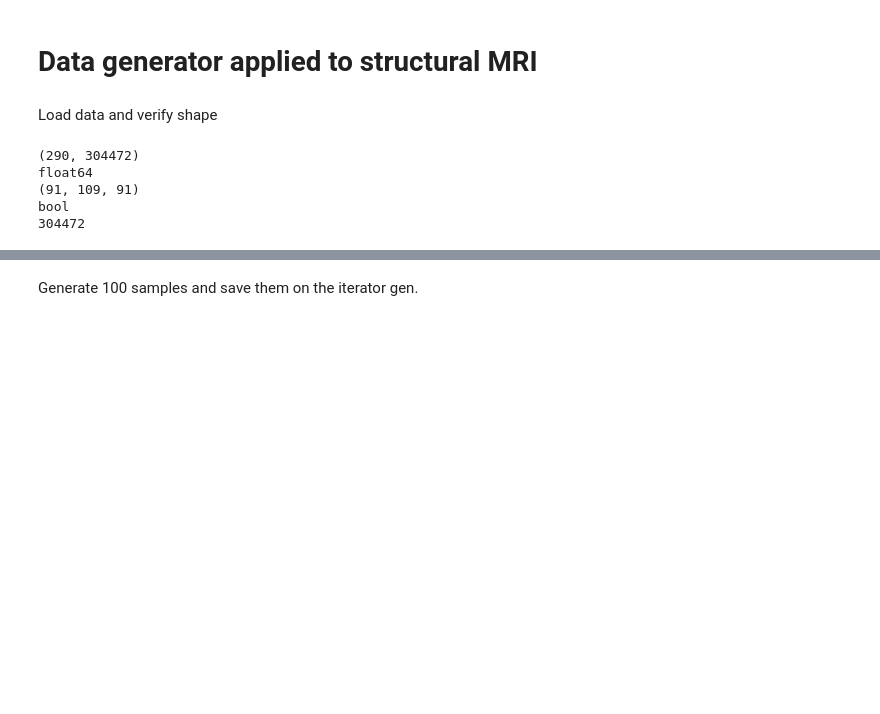
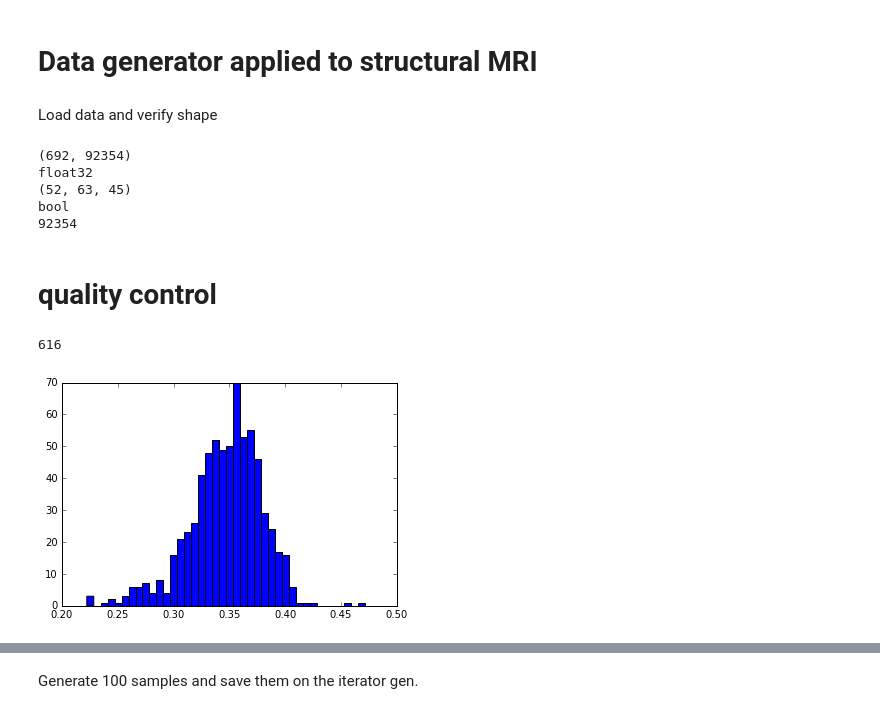
Before and after one commit to alvarouc/data_generator, a Jupyter notebook: samples/DataGen-SMRI.ipynb, the cells around one changed output, grey strips where cells are left out. Saved outputs shown, nothing was run; the diff lists cells and outputs as text; code cells hidden in the pictures; blank space fills up the shorter version.

```diff
--- a/samples/DataGen-SMRI.ipynb
+++ b/samples/DataGen-SMRI.ipynb
@@ -8,8 +7,9 @@ import matplotlib.pyplot as plt
 # %% [markdown]
 Load data and verify shape
 # %%
-data = np.load('/home/aulloa/Documents/data/smriqc.npy')
-mask = np.load('/home/aulloa/Documents/data/smri_mask.npy')
+data = np.load('/home/aulloa/Documents/data/mcic_mega/mcic_mega_smri_data_masked.npy')
+label = np.load('/home/aulloa/Documents/data/mcic_mega/mcic_mega_smri_label.npy')
+mask = np.load('/home/aulloa/Documents/data/mcic_mega/mcic_mega_smri_mask.npy')
 
 print(data.shape)
 print(data.dtype)
@@ -17,8 +17,8 @@ print(mask.shape)
 print(mask.dtype)
 print(mask.sum())
 # %% [output]
-(290, 304472)
-float64
-(91, 109, 91)
+(692, 92354)
+float32
+(52, 63, 45)
 bool
-304472
+92354
@@ -24,0 +34,10 @@ bool
+# %% [markdown]
+# quality control
+# %%
+temp = data.mean(axis=1)
+plt.hist(temp, 40);
+keep = [n for n,x in enumerate(data.mean(axis=1)) if x > 0.3 and x < 0.4]
+len(keep)
+# %% [output]
+616
+[figure, added]
```
Also changed, not shown: parts of 12 cells of this notebook, 1 other file.
